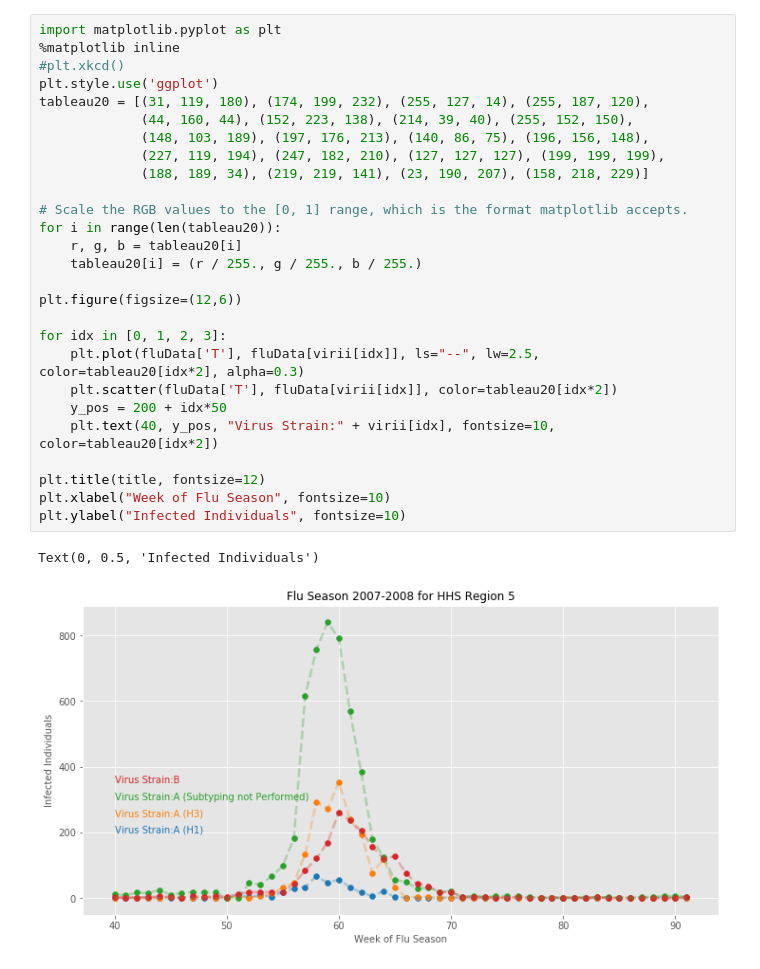
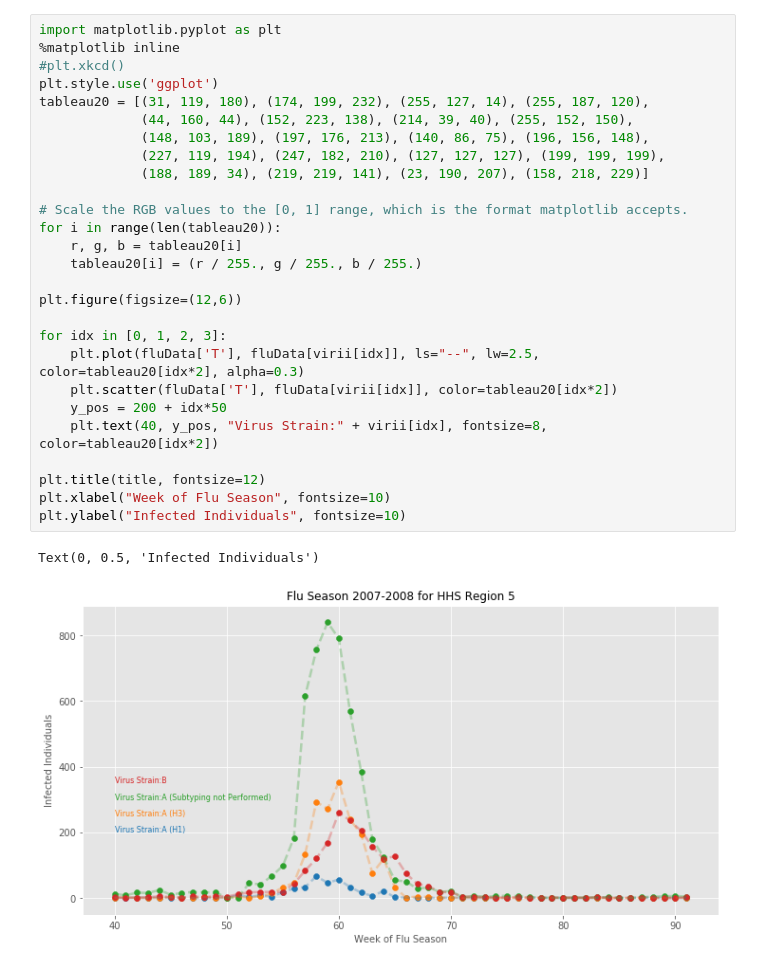
Before and after one commit to GaloisInc/AMIDOL, a Jupyter notebook: docs/SIRS/Python SIRS Modeling.ipynb, the cells around one changed output. Cells and saved outputs as stored; diff of their text form.

```diff
--- a/docs/SIRS/Python SIRS Modeling.ipynb
+++ b/docs/SIRS/Python SIRS Modeling.ipynb
@@ -18,30 +19,30 @@ title = "Flu Season " + match[1] + " for HHS Region " + match[2]
 # %%
 import matplotlib.pyplot as plt
 %matplotlib inline
 #plt.xkcd()
 plt.style.use('ggplot')
 tableau20 = [(31, 119, 180), (174, 199, 232), (255, 127, 14), (255, 187, 120),
              (44, 160, 44), (152, 223, 138), (214, 39, 40), (255, 152, 150),
              (148, 103, 189), (197, 176, 213), (140, 86, 75), (196, 156, 148),
              (227, 119, 194), (247, 182, 210), (127, 127, 127), (199, 199, 199),
              (188, 189, 34), (219, 219, 141), (23, 190, 207), (158, 218, 229)]
 
 # Scale the RGB values to the [0, 1] range, which is the format matplotlib accepts.
 for i in range(len(tableau20)):
     r, g, b = tableau20[i]
     tableau20[i] = (r / 255., g / 255., b / 255.)
 
 plt.figure(figsize=(12,6))
 
 for idx in [0, 1, 2, 3]:
     plt.plot(fluData['T'], fluData[virii[idx]], ls="--", lw=2.5, color=tableau20[idx*2], alpha=0.3)
     plt.scatter(fluData['T'], fluData[virii[idx]], color=tableau20[idx*2])
     y_pos = 200 + idx*50
-    plt.text(40, y_pos, "Virus Strain:" + virii[idx], fontsize=10, color=tableau20[idx*2])
+    plt.text(40, y_pos, "Virus Strain:" + virii[idx], fontsize=8, color=tableau20[idx*2])
 
 plt.title(title, fontsize=12)
 plt.xlabel("Week of Flu Season", fontsize=10)
 plt.ylabel("Infected Individuals", fontsize=10)
 # %% [output]
 Text(0, 0.5, 'Infected Individuals')
-[figure, old version]
+[figure, new version]
```
Also changed, not shown: parts of 1 cell of this notebook, 1 other file.
